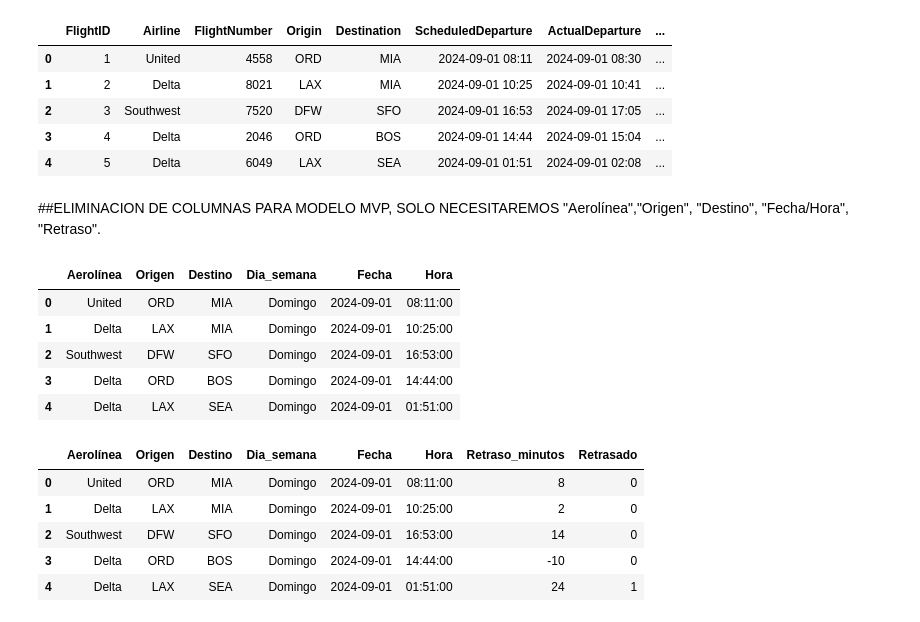
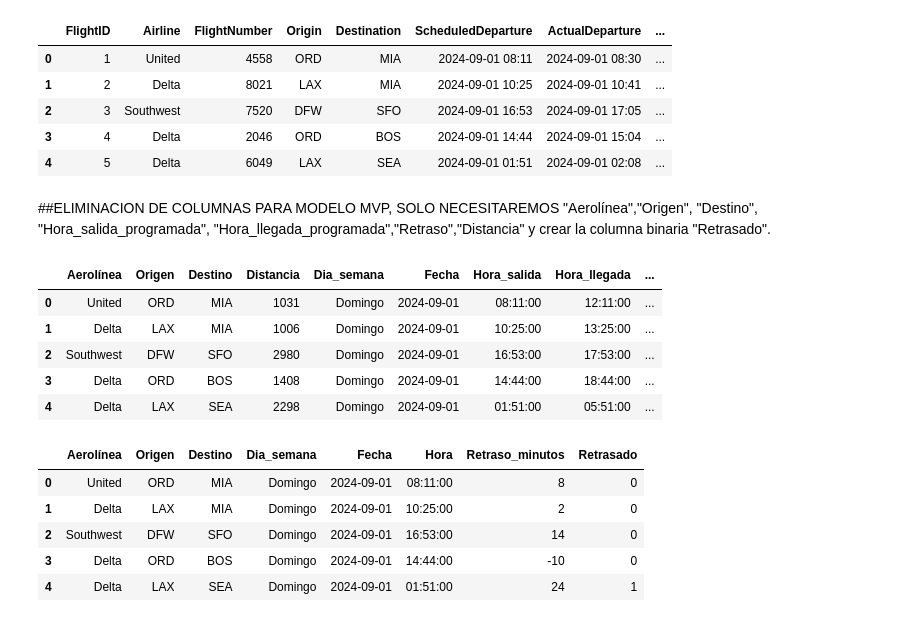
Before and after one commit to Ivan8Garcia/Proyecto_NoCountry, a Jupyter notebook: Vuelos.ipynb, the cells around one changed output. Cells and saved outputs as stored; diff of their text form; code cells hidden in the pictures.

```diff
--- a/Vuelos.ipynb
+++ b/Vuelos.ipynb
@@ -85,44 +85,70 @@ datos.head()
 | 3 | 4 | Delta | 2046 | ORD | BOS | 2024-09-01 14:44 | 2024-09-01 15:04 | ... |
 | 4 | 5 | Delta | 6049 | LAX | SEA | 2024-09-01 01:51 | 2024-09-01 02:08 | ... |
 # %% [markdown]
-##ELIMINACION DE COLUMNAS PARA MODELO MVP, SOLO NECESITAREMOS "Aerolínea","Origen", "Destino", "Fecha/Hora", "Retraso".
+##ELIMINACION DE COLUMNAS PARA MODELO MVP, SOLO NECESITAREMOS "Aerolínea","Origen", "Destino", "Hora_salida_programada", "Hora_llegada_programada","Retraso","Distancia" y crear la columna binaria "Retrasado".
 # %%
-datos = datos[['Airline', 'Origin', 'Destination', 'ScheduledDeparture',]]
-datos = datos.rename(columns={'Airline': 'Aerolínea', 'Origin': 'Origen', 'Destination': 'Destino', 'ScheduledDeparture': 'Fecha/Hora'})
-datos['Fecha/Hora'] = pd.to_datetime(datos['Fecha/Hora'])
+import pandas as pd
+import numpy as np
 
-# Add the day of the week column in Spanish
-# First, get the day name in English
-datos['Dia_semana_temp'] = datos['Fecha/Hora'].dt.day_name()
+# Re-read data to ensure this cell works with the original columns
+# This effectively resets 'datos' to the state before other preprocessing cells.
+datos = pd.read_csv("/content/flight_delays.csv")
+datos.fillna(0, inplace=True) # Apply previous fillna logic
 
-# Map to Spanish
+# Select and rename columns as per original intent of this cell, plus ScheduledArrival for user's request
+datos = datos[['Airline', 'Origin', 'Destination', 'ScheduledDeparture','ScheduledArrival','Distance','DelayMinutes']].copy()
+datos = datos.rename(columns={'Airline': 'Aerolínea',
+                              'Origin': 'Origen',
+                              'Destination': 'Destino',
+                              'ScheduledDeparture': 'Fecha/Hora_Salida',
+                              'ScheduledArrival': 'Fecha/Hora_Llegada_Programada',
+                              'Distance' : 'Distancia',
+                              'DelayMinutes': 'Retraso_minutos'})
+
+# Process 'Fecha/Hora_Salida' (original 'ScheduledDeparture')
+datos['Fecha/Hora_Salida'] = pd.to_datetime(datos['Fecha/Hora_Salida'])
+
+# Add day of the week
+datos['Dia_semana_temp'] = datos['Fecha/Hora_Salida'].dt.day_name()
 spanish_days = {
-    'Monday': 'Lunes',
-    'Tuesday': 'Martes',
-    'Wednesday': 'Miércoles',
-    'Thursday': 'Jueves',
-    'Friday': 'Viernes',
-    'Saturday': 'Sábado',
-    'Sunday': 'Domingo'
+    'Monday': 'Lunes', 'Tuesday': 'Martes', 'Wednesday': 'Miércoles',
+    'Thursday': 'Jueves', 'Friday': 'Viernes', 'Saturday': 'Sábado', 'Sunday': 'Domingo'
 }
-
 datos['Dia_semana'] = datos['Dia_semana_temp'].map(spanish_days)
-
-# Drop the temporary column
 datos.drop('Dia_semana_temp', axis=1, inplace=True)
 
-datos['Fecha'] = datos['Fecha/Hora'].dt.date
-datos['Hora'] = datos['Fecha/Hora'].dt.time
-datos.drop('Fecha/Hora', axis=1, inplace=True)
+# Extract 'Fecha' and 'Hora_salida'
+datos['Fecha'] = datos['Fecha/Hora_Salida'].dt.date
+datos['Hora_salida'] = datos['Fecha/Hora_Salida'].dt.time
+datos.drop('Fecha/Hora_Salida', axis=1, inplace=True) # Drop the original combined column
+
+# Process 'Fecha/Hora_Llegada_Programada' (original 'ScheduledArrival') as requested
+# Convert to datetime first
+datos['Fecha/Hora_Llegada_Programada'] = pd.to_datetime(datos['Fecha/Hora_Llegada_Programada'])
+
+# Extract the time part into a new column, e.g., 'Hora_llegada'
+datos['Hora_llegada'] = datos['Fecha/Hora_Llegada_Programada'].dt.time
+
+# "elimines la fecha" from 'Fecha/Hora_Llegada_Programada'.
+# This means we either drop the column or make it store only time.
+# If we keep the column and make it store only time, it becomes redundant with 'Hora_llegada'.
+# So, it's best to drop 'Fecha/Hora_Llegada_Programada' now that its time part is extracted.
+datos.drop('Fecha/Hora_Llegada_Programada', axis=1, inplace=True)
+
+# Create the binary 'retrasado' column based on 'Retraso_minutos'
+datos['Retrasado'] = (datos['Retraso_minutos'] > 15).astype(int)
+
+# Ensure the requested column order, placing 'Retraso_minutos' and 'Retrasado' after 'Hora'
+datos = datos[['Aerolínea', 'Origen', 'Destino','Distancia', 'Dia_semana', 'Fecha', 'Hora_salida','Hora_llegada', 'Retraso_minutos', 'Retrasado']]
 
 datos.head()
 # %% [output]
-|  | Aerolínea | Origen | Destino | Dia_semana | Fecha | Hora |
-| 0 | United | ORD | MIA | Domingo | 2024-09-01 | 08:11:00 |
-| 1 | Delta | LAX | MIA | Domingo | 2024-09-01 | 10:25:00 |
-| 2 | Southwest | DFW | SFO | Domingo | 2024-09-01 | 16:53:00 |
-| 3 | Delta | ORD | BOS | Domingo | 2024-09-01 | 14:44:00 |
-| 4 | Delta | LAX | SEA | Domingo | 2024-09-01 | 01:51:00 |
+|  | Aerolínea | Origen | Destino | Distancia | Dia_semana | Fecha | Hora_salida | Hora_llegada | ... |
+| 0 | United | ORD | MIA | 1031 | Domingo | 2024-09-01 | 08:11:00 | 12:11:00 | ... |
+| 1 | Delta | LAX | MIA | 1006 | Domingo | 2024-09-01 | 10:25:00 | 13:25:00 | ... |
+| 2 | Southwest | DFW | SFO | 2980 | Domingo | 2024-09-01 | 16:53:00 | 17:53:00 | ... |
+| 3 | Delta | ORD | BOS | 1408 | Domingo | 2024-09-01 | 14:44:00 | 18:44:00 | ... |
+| 4 | Delta | LAX | SEA | 2298 | Domingo | 2024-09-01 | 01:51:00 | 05:51:00 | ... |
 # %%
 import pandas as pd
 
```
